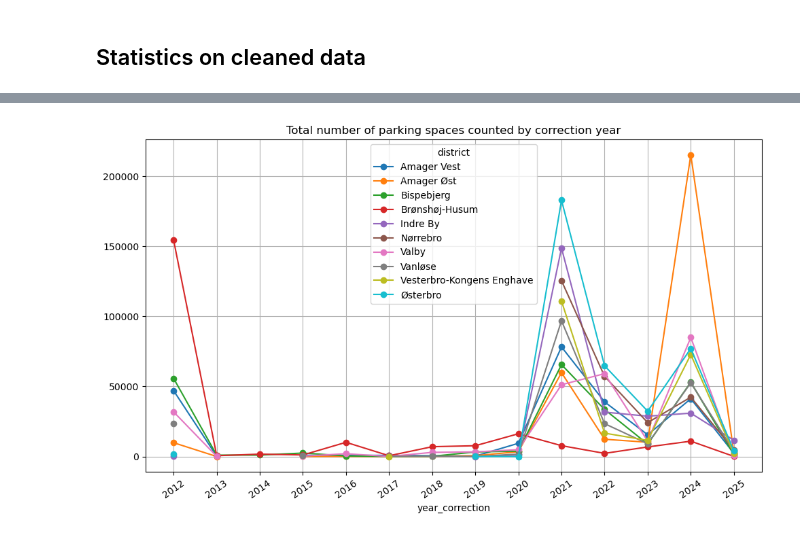
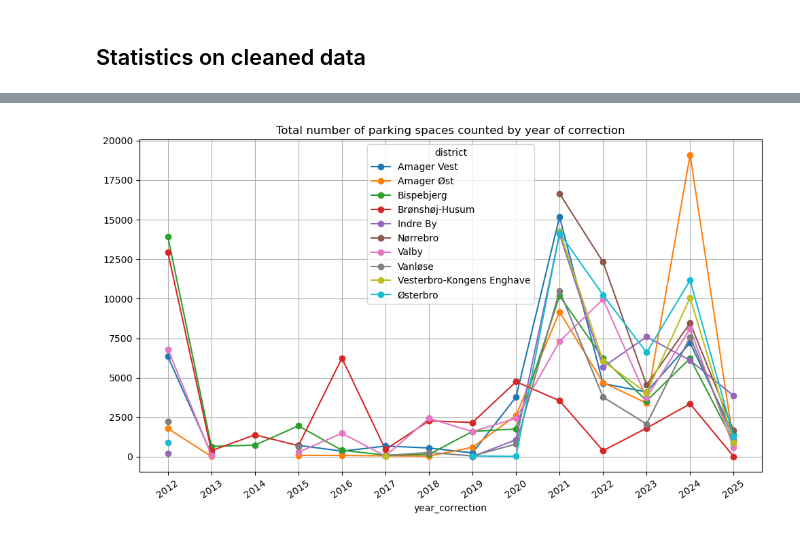
Before and after one commit to AleksandarLukic96/02806_Social_Data, a Jupyter notebook: Project/Data_overview_Parking_Spaces.ipynb, the cells around one changed output, grey strips where cells are left out. Drawn from its saved outputs; the diff is of its cells as text; code cells hidden in the pictures.

```diff
--- a/Project/Data_overview_Parking_Spaces.ipynb
+++ b/Project/Data_overview_Parking_Spaces.ipynb
@@ -388,4 +371,14 @@ df_pivot
 # %%
+col_of_interest = "year_correction"
+
+# Drop duplicates based on original unique entries
+df_unique = df_yearly.drop_duplicates(subset=[col_of_interest, "year_active", "district", "no_of_spaces"])
+
+# Group rows to count the total number of spaces
+df_grouped = df_unique.groupby([col_of_interest, "district"])["no_of_spaces"].sum().reset_index()
+df_pivot = df_grouped.pivot(index=col_of_interest, columns="district", values="no_of_spaces")
+display(df_pivot)
+
 # Plot pivotted dataframe as lines
 df_pivot.index = df_pivot.index.astype(int)
 ax = df_pivot.plot(kind="line", marker='o', figsize=(10, 6))
@@ -397,7 +390,7 @@ ax.set_xticklabels(df_pivot.index, rotation=35)  # rotate for readability
 # Set title, labels, legeng and grid
 plt.grid(visible=True)
 
-plt.title("Total number of parking spaces counted by correction year")
+plt.title("Total number of parking spaces counted by year of correction")
 
 plt.tight_layout()
 plt.show()
@@ -405 +414 @@ plt.show()
-[figure, old version]
+[figure, new version]
```
Also changed, not shown: parts of 10 cells of this notebook.
